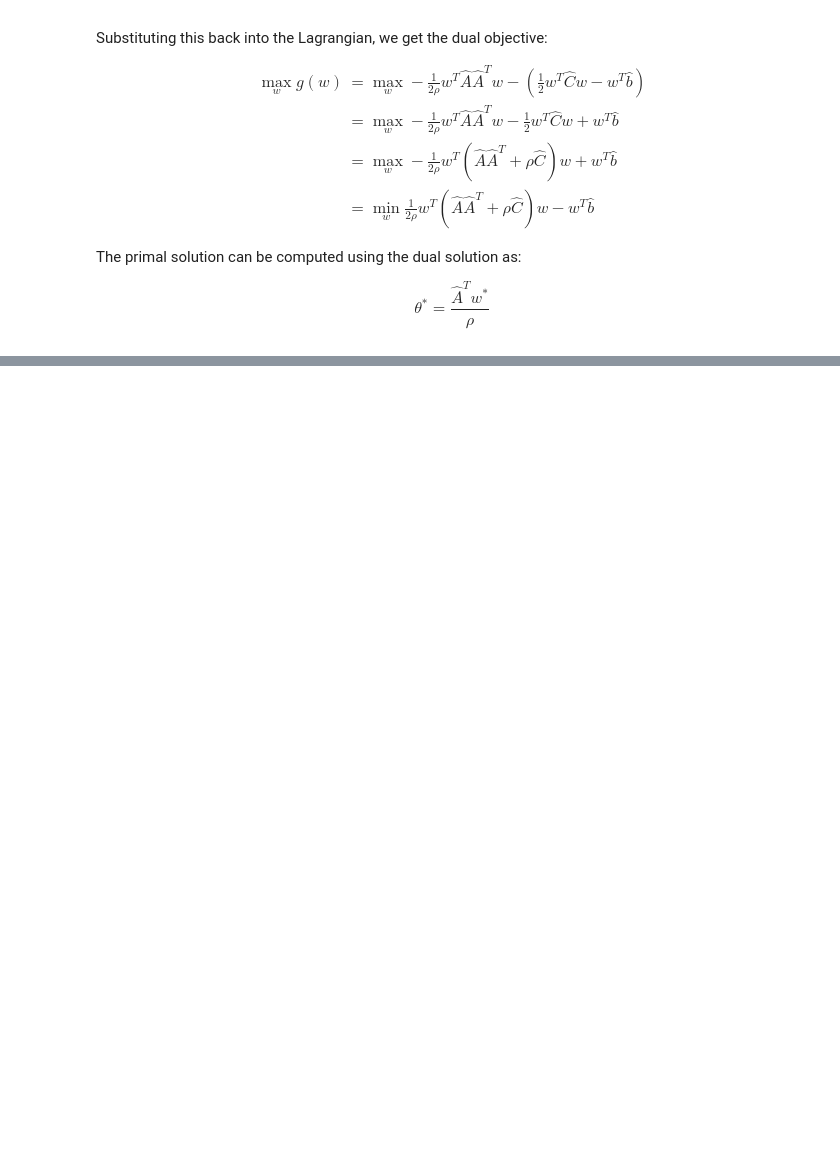
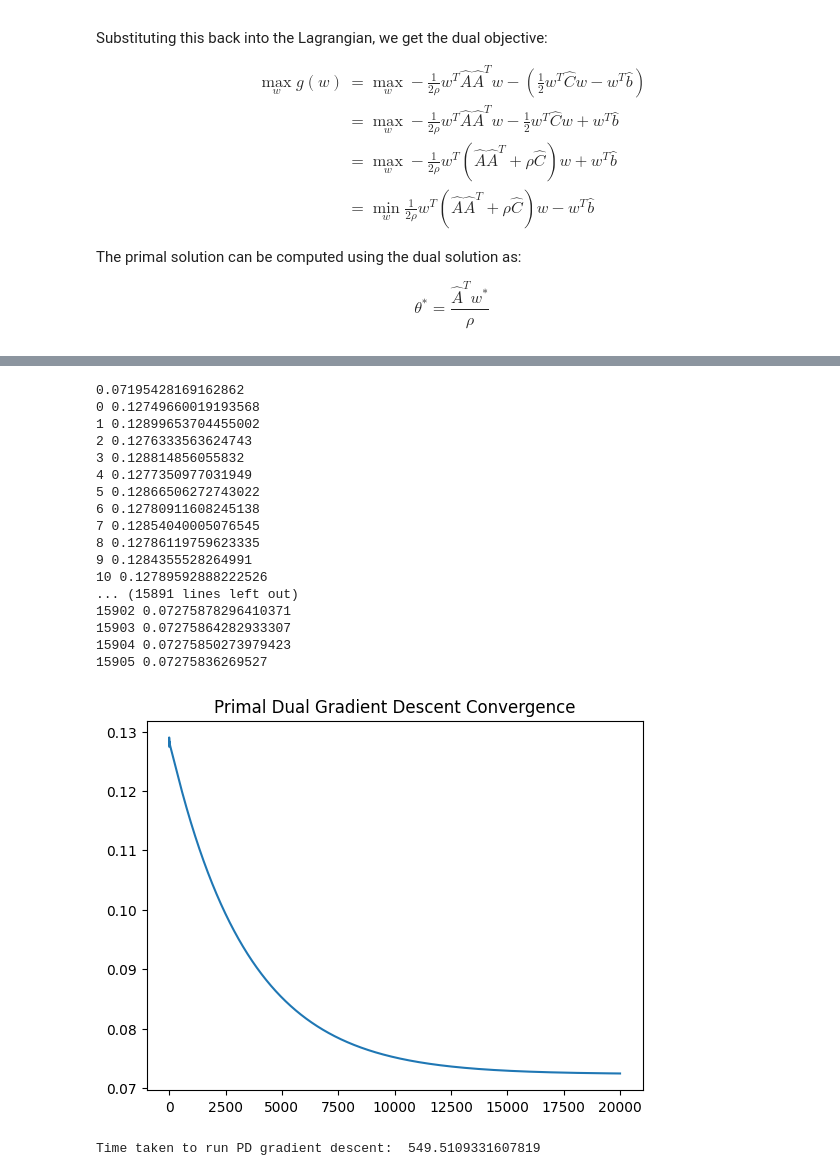
Before and after one commit to GauthamBellamkonda/ConvexOptProject, a Jupyter notebook: code.ipynb, the cells around one changed output, grey strips where cells are left out. Saved outputs shown, nothing was run; the diff lists cells and outputs as text; code cells hidden in the pictures; blank space fills up the shorter version.

```diff
--- a/code.ipynb
+++ b/code.ipynb
@@ -256,0 +319,25 @@ Time taken to run accelerated gradient descent:  3.599876880645752
+# %%
+start = time.time()
+objective_values_pd = primal_dual_gradient_descent(lagrangian, lagrangian_gradient_primal, lagrangian_gradient_dual, 1e-6)
+end = time.time()
+print("Time taken to run PD gradient descent: ", end - start)
+# %% [output]
+0.07195428169162862
+0 0.12749660019193568
+1 0.12899653704455002
+2 0.1276333563624743
+3 0.128814856055832
+4 0.1277350977031949
+5 0.12866506272743022
+6 0.12780911608245138
+7 0.12854040005076545
+8 0.12786119759623335
+9 0.1284355528264991
+10 0.12789592888222526
+... (15891 lines left out)
+15902 0.07275878296410371
+15903 0.07275864282933307
+15904 0.07275850273979423
+15905 0.07275836269527
+[figure, added]
+Time taken to run PD gradient descent:  549.5109331607819
```
Also changed, not shown: parts of 19 cells of this notebook, 1 other file.
